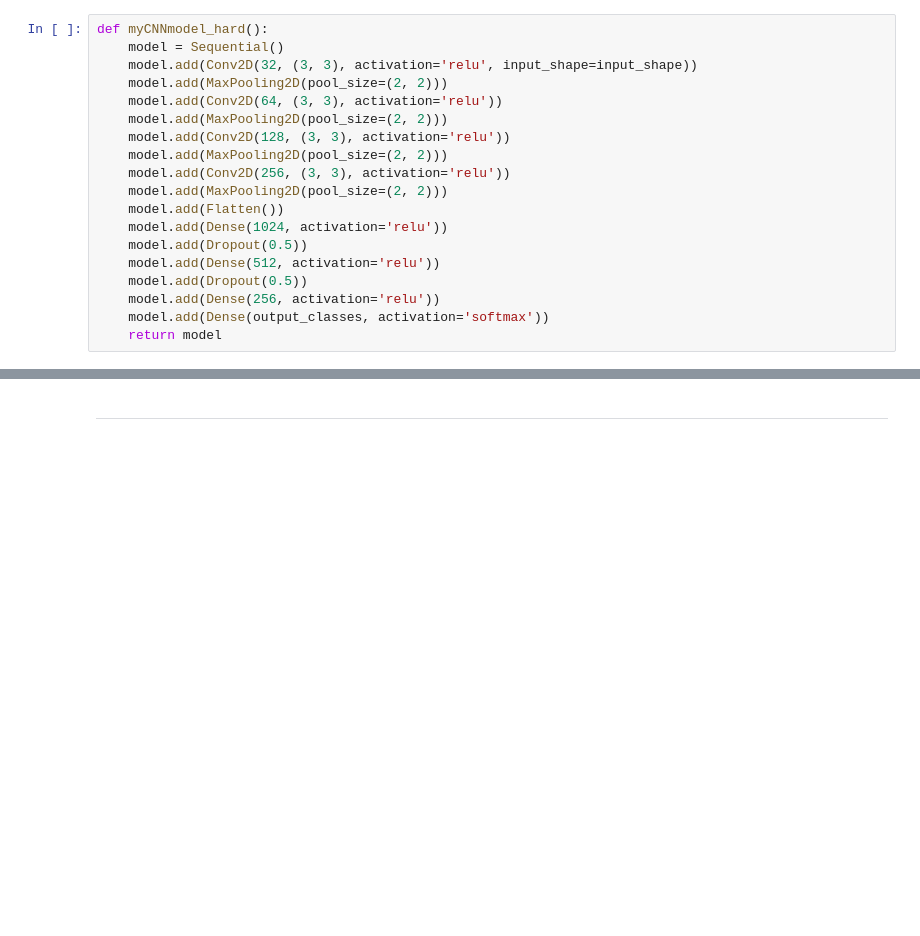
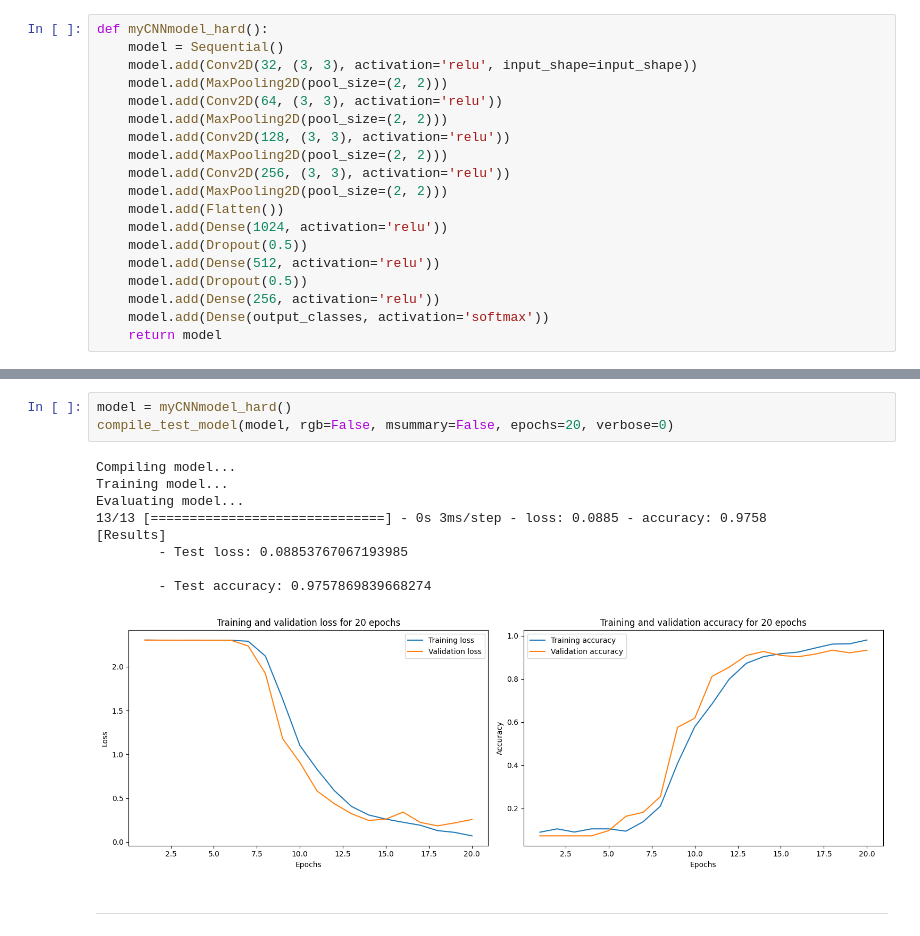
Before and after one commit to ChiliKive/Sign-language-digit-recognition, a Jupyter notebook: Курсова.ipynb, the cells around one changed output, grey strips where cells are left out. Drawn from its saved outputs; the diff is of its cells as text; blank space fills up the shorter version.

```diff
--- a/Курсова.ipynb
+++ b/Курсова.ipynb
@@ -312,3 +312,16 @@ Evaluating model...
+# %%
+model = myCNNmodel_hard()
+compile_test_model(model, rgb=False, msummary=False, epochs=20, verbose=0)
+# %% [output]
+Compiling model...
+Training model...
+Evaluating model...
+13/13 [==============================] - 0s 3ms/step - loss: 0.0885 - accuracy: 0.9758
+[Results]
+        - Test loss: 0.08853767067193985
+
+        - Test accuracy: 0.9757869839668274
+[figure, added]
 # %% [markdown]
 ---
 # %% [markdown]
```
Also changed, not shown: parts of 3 cells of this notebook, 4 other files.
